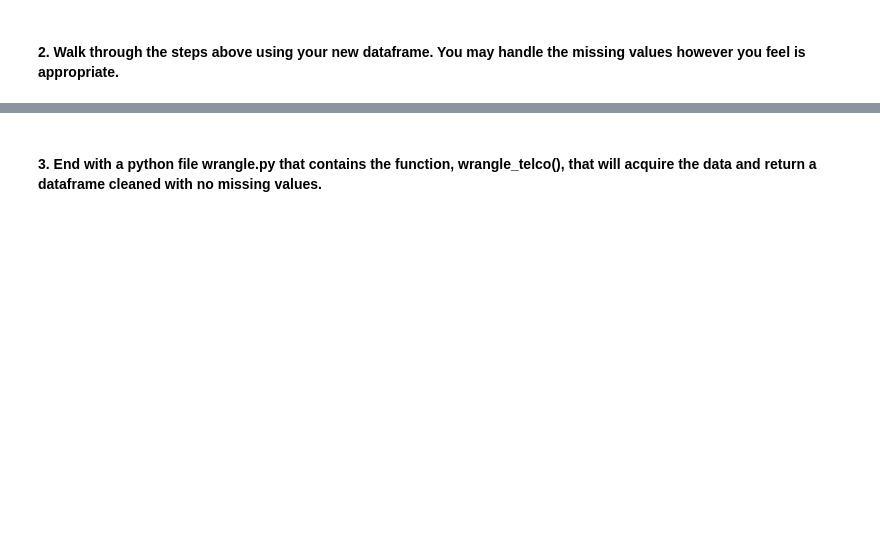
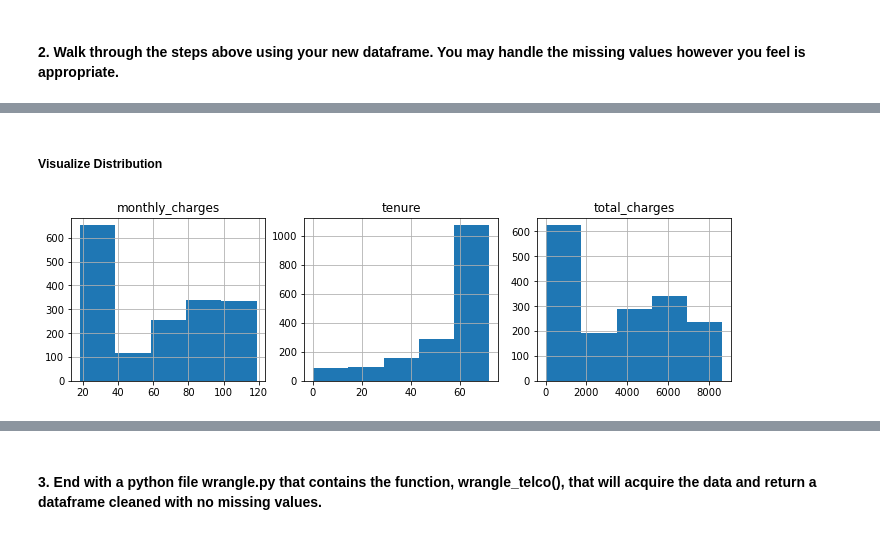
Before and after one commit to segovialori/regression-exercises, a Jupyter notebook: wrangle.ipynb, the cells around one changed output, grey strips where cells are left out. Cells and saved outputs as stored; diff of their text form; code cells hidden in the pictures; blank space fills up the shorter version.

Commit message:
Notebook and .py file that include functions to wrangle telco data

```diff
--- a/wrangle.ipynb
+++ b/wrangle.ipynb
@@ -26,0 +51,2 @@ sql_query = '''
+# %%
+df = get_telco_data()
@@ -28,0 +136,3 @@ sql_query = '''
+# %%
+#Let's change total charges to numeric
+df['total_charges'] = pd.to_numeric(df.total_charges, errors='coerce')
@@ -28,0 +157,2 @@ sql_query = '''
+# %%
+df = df.drop(columns=['customer_id', 'contract_type_id'])
@@ -28,0 +168,13 @@ sql_query = '''
+# %% [markdown]
+##### Visualize Distribution
+# %%
+plt.figure(figsize=(16, 3))
+
+for i, col in enumerate(['monthly_charges', 'tenure', 'total_charges']):
+    plot_number = i + 1 # i starts at 0, but plot nos should start at 1
+    series = df[col]
+    plt.subplot(1,4, plot_number)
+    plt.title(col)
+    series.hist(bins=5)
+# %% [output]
+[figure, added]
```
Also changed, not shown: parts of 27 cells of this notebook, 1 other file.
